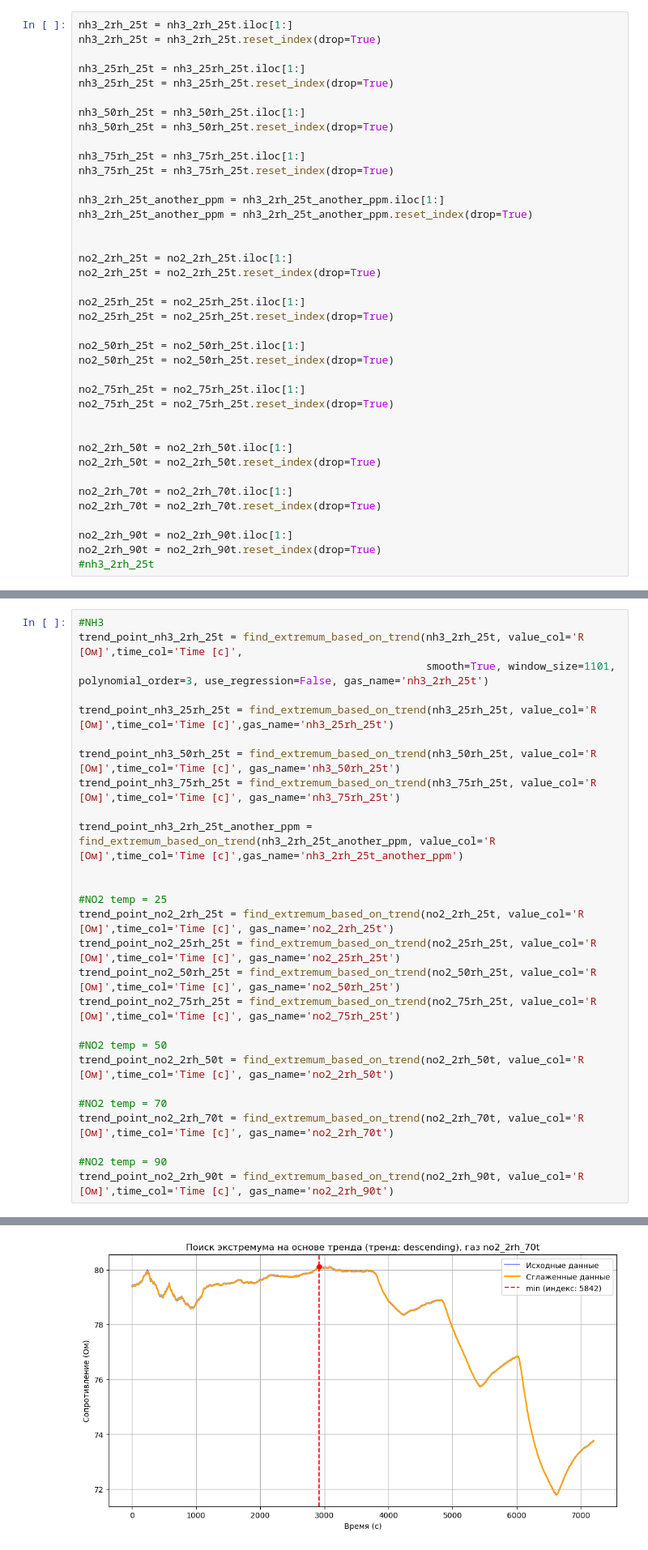
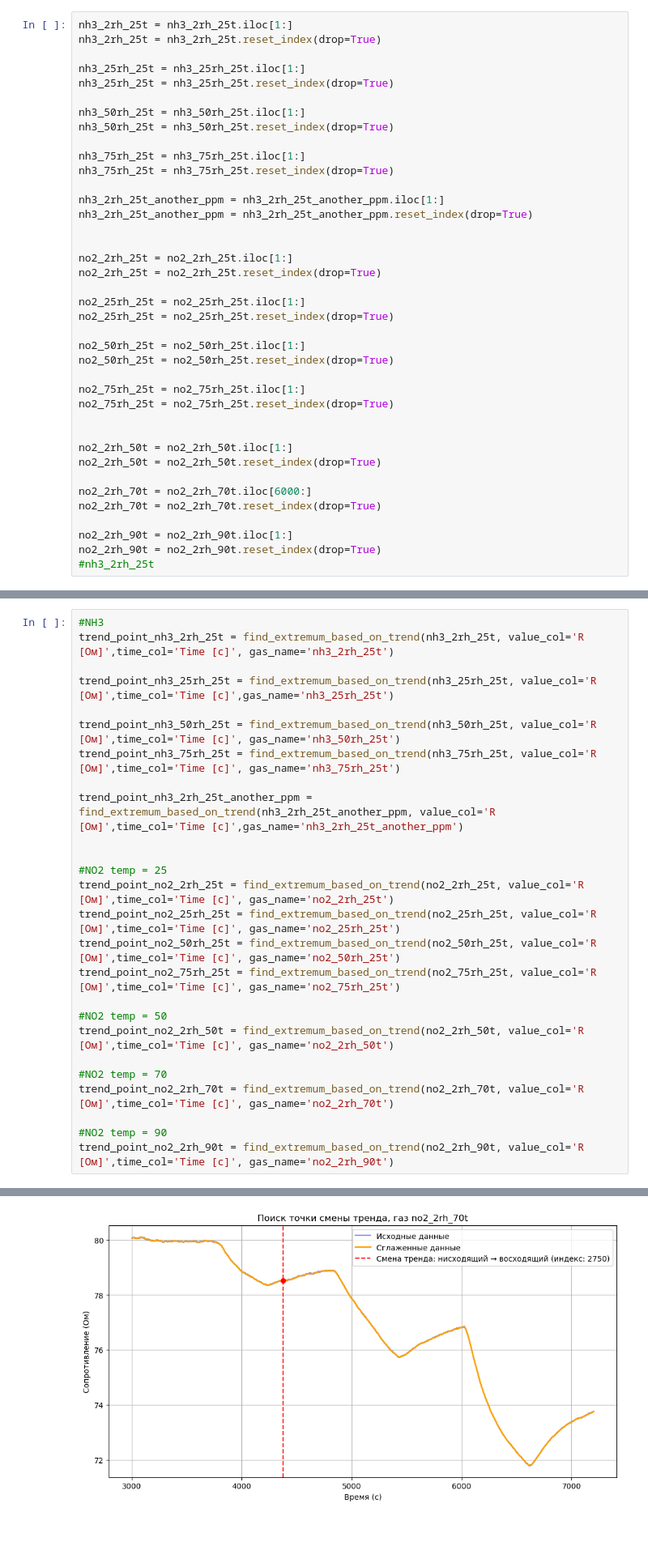
Before and after one commit to lalalaoalla/gas-analyzer, a Jupyter notebook: working_with_a_trend.ipynb, the cells around one changed output, grey strips where cells are left out. Shown at 81% size. Saved outputs shown, nothing was run; the diff lists cells and outputs as text.

```diff
--- a/working_with_a_trend.ipynb
+++ b/working_with_a_trend.ipynb
@@ -134,7 +134,7 @@ no2_75rh_25t = no2_75rh_25t.reset_index(drop=True)
 no2_2rh_50t = no2_2rh_50t.iloc[1:]
 no2_2rh_50t = no2_2rh_50t.reset_index(drop=True)
 
-no2_2rh_70t = no2_2rh_70t.iloc[1:]
+no2_2rh_70t = no2_2rh_70t.iloc[6000:]
 no2_2rh_70t = no2_2rh_70t.reset_index(drop=True)
 
 no2_2rh_90t = no2_2rh_90t.iloc[1:]
@@ -293,7 +327,6 @@ def find_extremum_based_on_trend(df, value_col='R [Ом]', time_col='Time [с]',
 # %%
 #NH3
-trend_point_nh3_2rh_25t = find_extremum_based_on_trend(nh3_2rh_25t, value_col='R [Ом]',time_col='Time [с]',
-                                                       smooth=True, window_size=1101, polynomial_order=3, use_regression=False, gas_name='nh3_2rh_25t')
+trend_point_nh3_2rh_25t = find_extremum_based_on_trend(nh3_2rh_25t, value_col='R [Ом]',time_col='Time [с]', gas_name='nh3_2rh_25t')
 
 trend_point_nh3_25rh_25t = find_extremum_based_on_trend(nh3_25rh_25t, value_col='R [Ом]',time_col='Time [с]',gas_name='nh3_25rh_25t')
 
@@ -331 +364 @@ trend_point_no2_2rh_90t = find_extremum_based_on_trend(no2_2rh_90t, value_col='R
-[figure, old version]
+[figure, new version]
```
Also changed, not shown: parts of 12 cells of this notebook.
